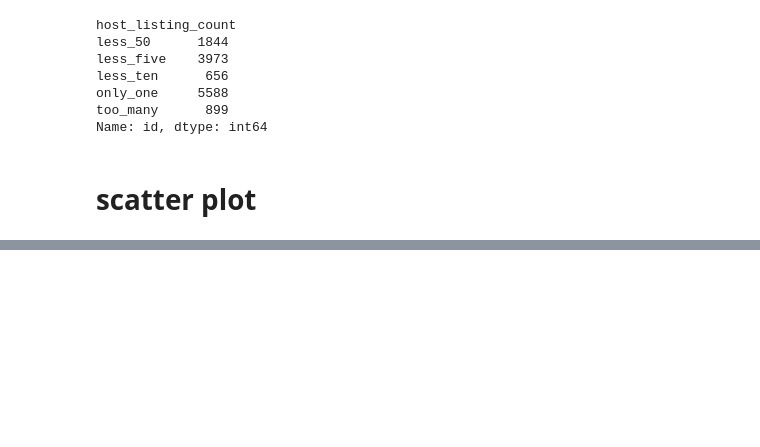
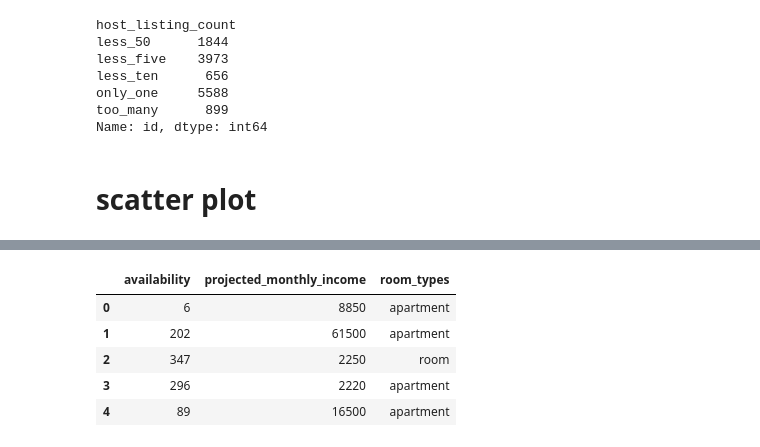
Before and after one commit to emmalogo/dsc106_proj-, a Jupyter notebook: data_analysis .ipynb, the cells around one changed output, grey strips where cells are left out. Drawn from its saved outputs; the diff is of its cells as text; code cells hidden in the pictures; blank space fills up the shorter version.

Commit message:
added scatter plot

```diff
--- a/data_analysis .ipynb
+++ b/data_analysis .ipynb
@@ -197,0 +207,8 @@ Name: id, dtype: int64
+# %%
+availability = airbnb['availability_365']
+price_per_night = airbnb['price']
+room_types_numeric = airbnb['room_type_numeric']
+airbnb['projected_monthly_income'] = airbnb['price'].apply(lambda x : x*30)
+# %%
+scatter_data = {'availability' : availability, 'projected_monthly_income' : airbnb['projected_monthly_income'], 'room_types': room_types_numeric}
+scatter_df = pd.DataFrame(scatter_data)
@@ -197,0 +217,9 @@ Name: id, dtype: int64
+# %%
+scatter_df.head()
+# %% [output]
+|  | availability | projected_monthly_income | room_types |
+| 0 | 6 | 8850 | apartment |
+| 1 | 202 | 61500 | apartment |
+| 2 | 347 | 2250 | room |
+| 3 | 296 | 2220 | apartment |
+| 4 | 89 | 16500 | apartment |
```
Also changed, not shown: parts of 2 cells of this notebook, 4 other files.
